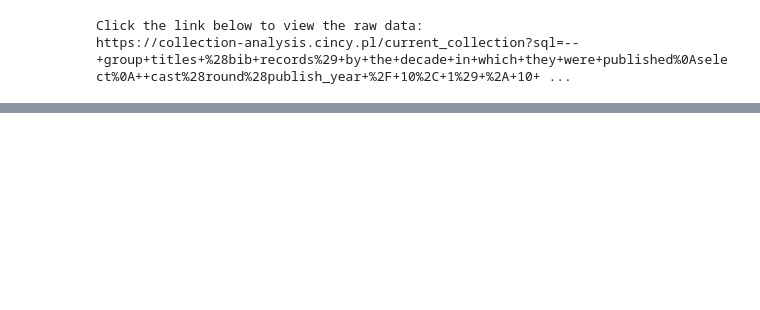
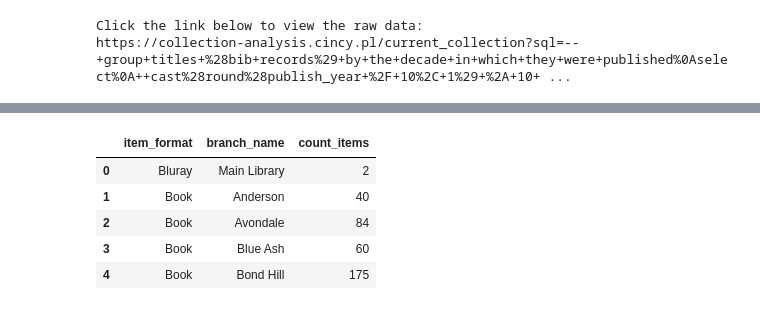
Before and after one commit to cincinnatilibrary/collection-analysis, a Jupyter notebook: reports/items_and_publication_date_aggregations.ipynb, the cells around one changed output, grey strips where cells are left out. Saved outputs shown, nothing was run; the diff lists cells and outputs as text; code cells hidden in the pictures; blank space fills up the shorter version.

```diff
--- a/reports/items_and_publication_date_aggregations.ipynb
+++ b/reports/items_and_publication_date_aggregations.ipynb
@@ -15,13 +24,31 @@ Data sources
 import pandas as pd
 import numpy as np
 import altair as alt
+
 # if we want to save output as .png use this
 # NOTE: use !pip install -U altair_saver above to download / install first
 # from altair_saver import save
 from urllib.parse import urlencode
+
 import requests
+from requests.adapters import HTTPAdapter, Retry
+
+from time import sleep
+
+# from rich import print
+from rich.jupyter import print
 
 base_url = 'https://collection-analysis.cincy.pl/current_collection'
+
+# this will allow us to try multiple times to make a request
+s = requests.Session()
+retries = Retry(
+    total=5,
+    backoff_factor=1,
+    status_forcelist=[502, 503, 504]
+)
+
+s.mount('https://', HTTPAdapter(max_retries=retries))
 # %%
 #@title
 sql = """\
@@ -205,0 +307,16 @@ chart.display()
+# %%
+#@title
+url = 'https://collection-analysis.cincy.pl/current_collection.json?_shape=array&sql=select%0D%0A++item_format%2C%0D%0A++branch_name%2C%0D%0A++count%28%2A%29+as+count_items%0D%0Afrom%0D%0A++item_view%0D%0Awhere%0D%0A++%22checkout_total%22+%3D+%3Ap0%0D%0A++and+%22creation_date%22+%3E%3D+%3Ap1%0D%0A++and+%22creation_date%22+%3C%3D+%3Ap2%0D%0A++and+item_format+not+in+%28%3Ap3%2C+%3Ap4%2C+%3Ap5%2C+%3Ap6%2C+%3Ap7%2C+%3Ap8%29%0D%0Agroup+by%0D%0A++1%2C%0D%0A++2&p1=2021-03-01&p2=2021-09-01&p3=Downloadable+Audiobook&p4=Downloadable+Book&p5=Downloadable+Video&p6=Downloadable+Music&p7=Web+Document&p8=Rare+Book&p0=0'
+results = s.get(url=url)
+
+df = pd.json_normalize(results.json())
+# %%
+#@title
+df.head()
+# %% [output]
+|  | item_format | branch_name | count_items |
+| 0 | Bluray | Main Library | 2 |
+| 1 | Book | Anderson | 40 |
+| 2 | Book | Avondale | 84 |
+| 3 | Book | Blue Ash | 60 |
+| 4 | Book | Bond Hill | 175 |
```
Also changed, not shown: parts of 6 cells of this notebook.
